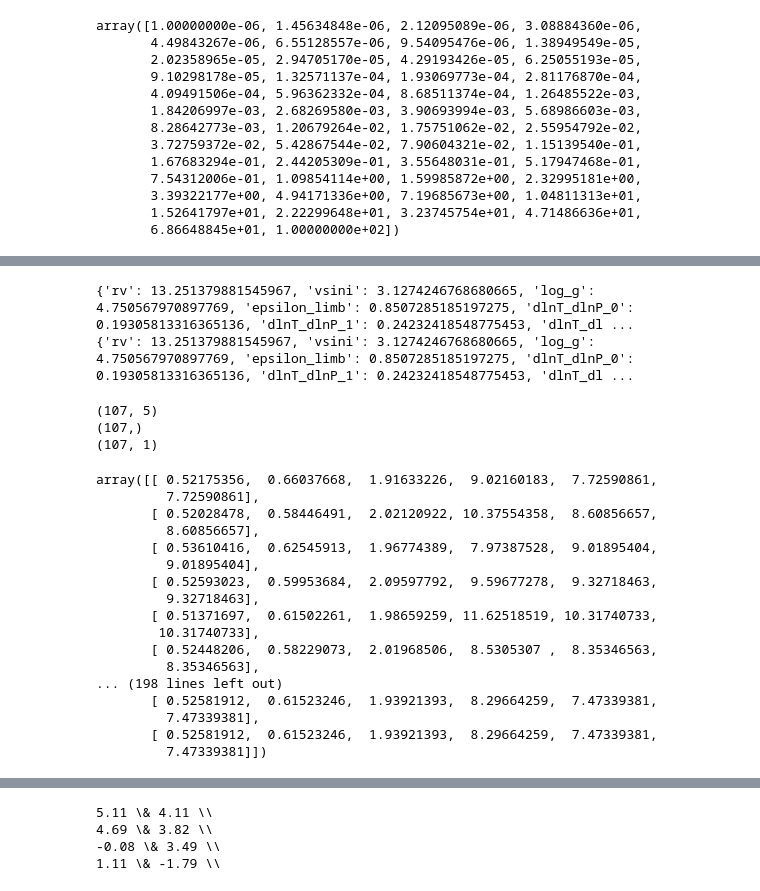
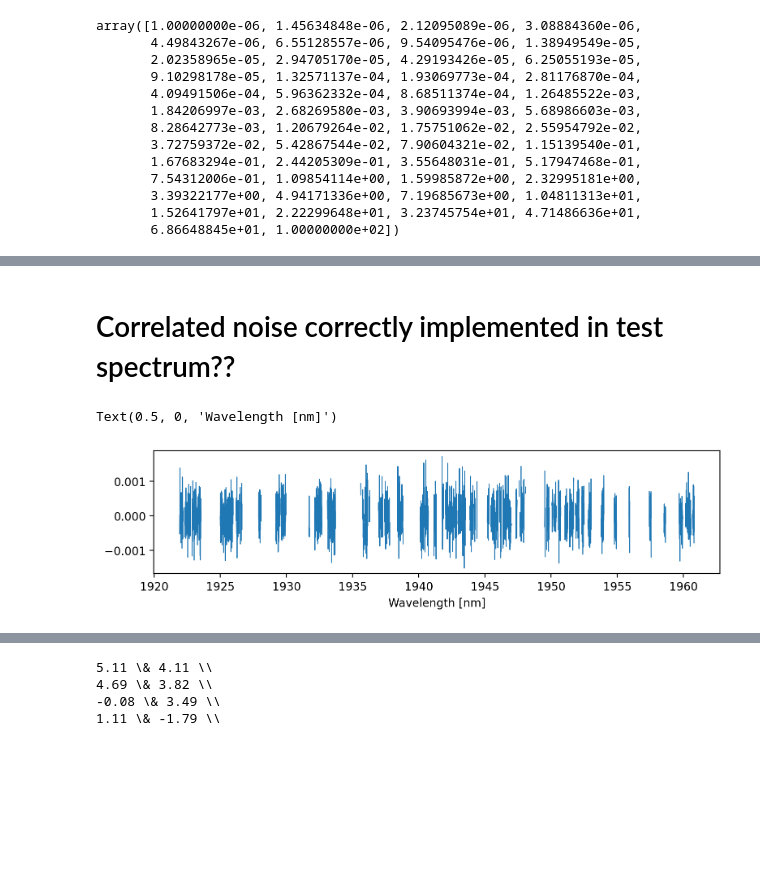
Before and after one commit to NatalieGrasser/atm_retrieval, a Jupyter notebook: atm_retrieval/debugging.ipynb, the cells around one changed output, grey strips where cells are left out. Drawn from its saved outputs; the diff is of its cells as text; code cells hidden in the pictures; blank space fills up the shorter version.

```diff
--- a/atm_retrieval/debugging.ipynb
+++ b/atm_retrieval/debugging.ipynb
@@ -178,41 +135,20 @@ ax2.set_facecolor('none')
-# %%
-bounds_array=[]
-for i,key in enumerate(retrieval.parameters.param_keys):
-    bounds=retrieval.parameters.param_priors[key]
-    bounds_array.append(bounds)
-bounds_array=np.array(bounds_array)
-
-for sample in retrieval.posterior:
-    # sample value is final/real value, need it to be between 0 and 1 depending on prior, same as cube
-    cube=(sample-bounds_array[:,0])/(bounds_array[:,1]-bounds_array[:,0])
-    retrieval.parameters(cube)
-# %% [output]
-{'rv': 13.251379881545967, 'vsini': 3.1274246768680665, 'log_g': 4.750567970897769, 'epsilon_limb': 0.8507285185197275, 'dlnT_dlnP_0': 0.19305813316365136, 'dlnT_dlnP_1': 0.24232418548775453, 'dlnT_dl ...
-{'rv': 13.251379881545967, 'vsini': 3.1274246768680665, 'log_g': 4.750567970897769, 'epsilon_limb': 0.8507285185197275, 'dlnT_dlnP_0': 0.19305813316365136, 'dlnT_dlnP_1': 0.24232418548775453, 'dlnT_dl ...
-# %%
-print(retrieval2.ratios_posterior.shape)
-print(retrieval2.ratios_posterior[:,-1].shape)
-new=retrieval2.ratios_posterior[:,-1].reshape(len(retrieval2.ratios_posterior[:,-1]),1)
-print(new.shape)
-np.hstack([retrieval2.ratios_posterior,retrieval2.ratios_posterior[:,-1].reshape(len(retrieval2.ratios_posterior[:,-1]),1)])
-# %% [output]
-(107, 5)
-(107,)
-(107, 1)
-array([[ 0.52175356,  0.66037668,  1.91633226,  9.02160183,  7.72590861,
-         7.72590861],
-       [ 0.52028478,  0.58446491,  2.02120922, 10.37554358,  8.60856657,
-         8.60856657],
-       [ 0.53610416,  0.62545913,  1.96774389,  7.97387528,  9.01895404,
-         9.01895404],
-       [ 0.52593023,  0.59953684,  2.09597792,  9.59677278,  9.32718463,
-         9.32718463],
-       [ 0.51371697,  0.61502261,  1.98659259, 11.62518519, 10.31740733,
-        10.31740733],
-       [ 0.52448206,  0.58229073,  2.01968506,  8.5305307 ,  8.35346563,
-         8.35346563],
-... (198 lines left out)
-       [ 0.52581912,  0.61523246,  1.93921393,  8.29664259,  7.47339381,
-         7.47339381],
-       [ 0.52581912,  0.61523246,  1.93921393,  8.29664259,  7.47339381,
-         7.47339381]])
+# %% [markdown]
+# Correlated noise correctly implemented in test spectrum??
+# %%
+import matplotlib.pyplot as plt
+import numpy as np
+import os
+os.environ['pRT_input_data_path'] = "/home/natalie/.local/lib/python3.8/site-packages/petitRADTRANS/input_data_std/input_data"
+from target import Target
+
+wl,fl,err=Target('test').load_spectrum()
+wlc,flc,errc=Target(f'test_corr').load_spectrum()
+
+ord=0
+fig,ax=plt.subplots(1,1,figsize=(9,2),dpi=200)
+ax.plot(wl[ord].flatten(),fl[ord].flatten()-flc[ord].flatten(),lw=0.8)
+#ax.plot(wlc[ord],flc[ord],label='corr',alpha=0.5,lw=0.8)
+ax.set_xlabel('Wavelength [nm]')
+# %% [output]
+Text(0.5, 0, 'Wavelength [nm]')
+[figure, added]
```
Also changed, not shown: parts of 12 cells of this notebook, 5 other files.
